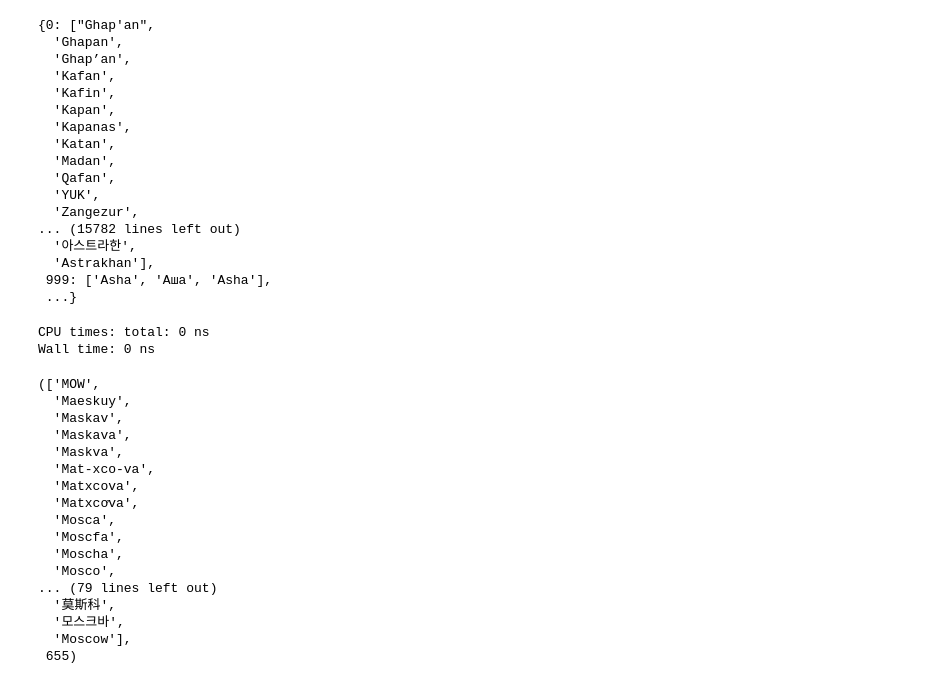
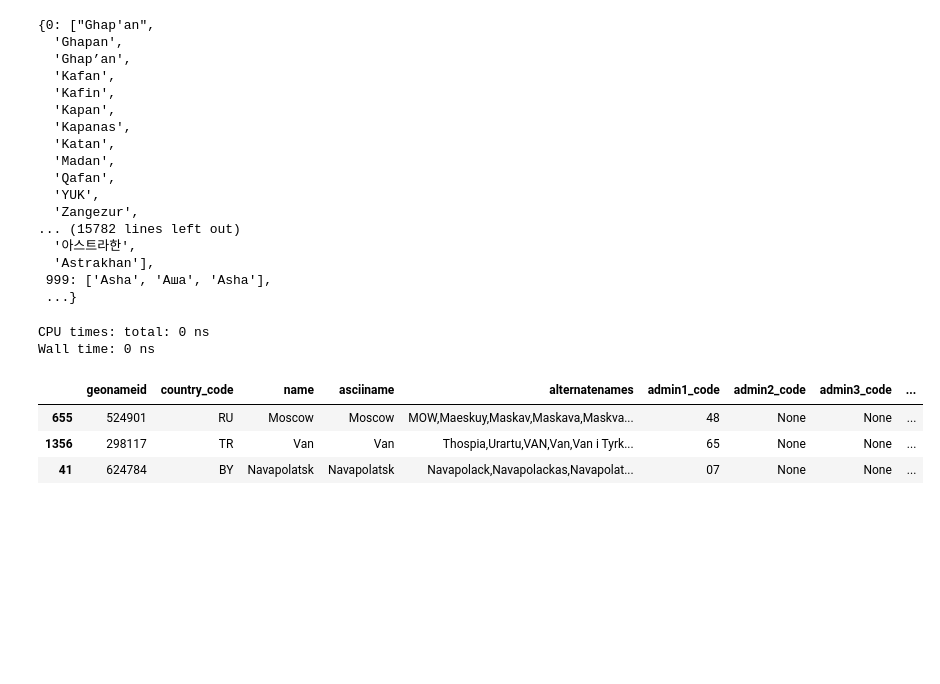
Before and after one commit to krairy/geonames, a Jupyter notebook: scripts/main.ipynb, the cells around one changed output. Cells and saved outputs as stored; diff of their text form; code cells hidden in the pictures; blank space fills up the shorter version.

```diff
--- a/scripts/main.ipynb
+++ b/scripts/main.ipynb
@@ -535,35 +541,24 @@ Wall time: 0 ns
 # %%
 # from thefuzz import fuzz
 
-from thefuzz import process
+query = 'Mockva'
+k=3 ## number of suggestions
 
-query = 'Mockva'
 # choices = d[677]
 %time
 scores = {}
 for ind, name_list in d.items():
     _ = np.array(process.extract(query, name_list, limit=5))
     scores[ind] = _[:, 1].astype(int).sum()
     scores[ind] /= len(_)
-result = np.argmax(list(scores.values()))
-d[result], result
+sorted_scores = dict(sorted(scores.items(), key=lambda item: item[1], reverse=True))
+indexes = list(sorted_scores)[:k] # Works flawlessly
+result = df_.loc[indexes]
+result
 # %% [output]
 CPU times: total: 0 ns
 Wall time: 0 ns
-(['MOW',
-  'Maeskuy',
-  'Maskav',
-  'Maskava',
-  'Maskva',
-  'Mat-xco-va',
-  'Matxcova',
-  'Matxcơva',
-  'Mosca',
-  'Moscfa',
-  'Moscha',
-  'Mosco',
-... (79 lines left out)
-  '莫斯科',
-  '모스크바',
-  'Moscow'],
- 655)
+|  | geonameid | country_code | name | asciiname | alternatenames | admin1_code | admin2_code | admin3_code | ... |
+| 655 | 524901 | RU | Moscow | Moscow | MOW,Maeskuy,Maskav,Maskava,Maskva... | 48 | None | None | ... |
+| 1356 | 298117 | TR | Van | Van | Thospia,Urartu,VAN,Van,Van i Tyrk... | 65 | None | None | ... |
+| 41 | 624784 | BY | Navapolatsk | Navapolatsk | Navapolack,Navapolackas,Navapolat... | 07 | None | None | ... |
```
Also changed, not shown: parts of 2 cells of this notebook.
